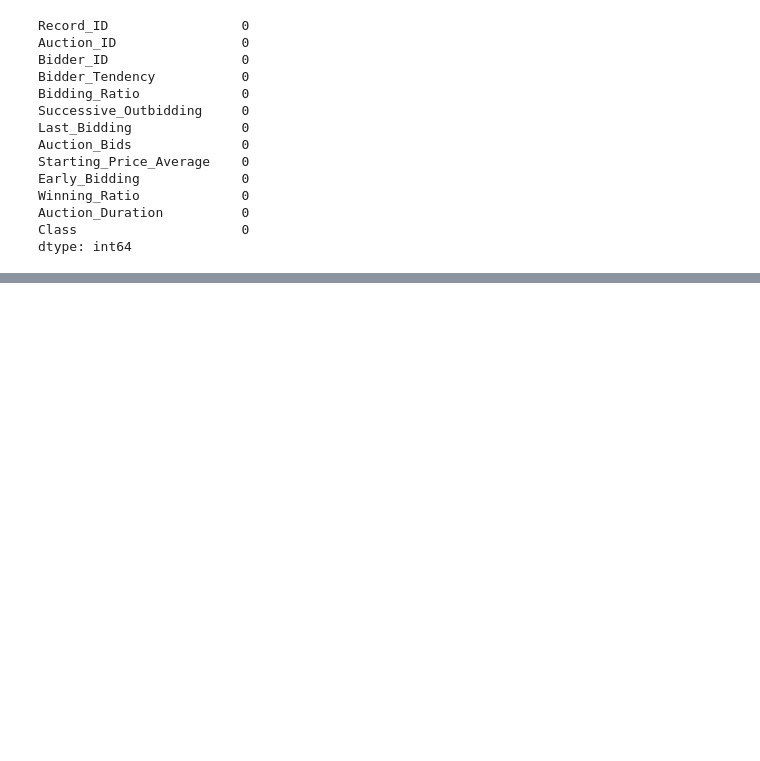
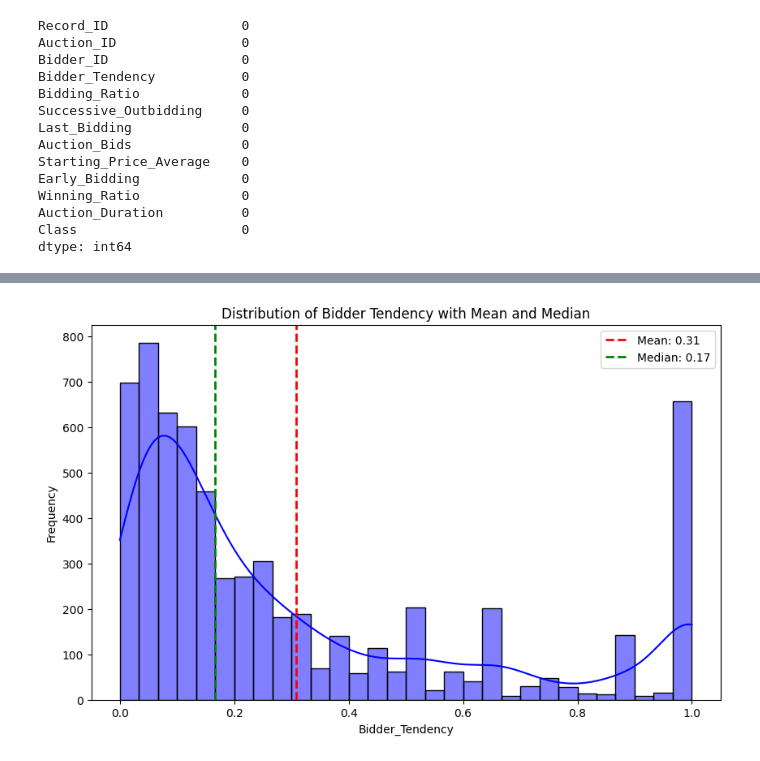
Before and after one commit to xiu-shi/DA_L7, a Jupyter notebook: L7_term3/L7_term3_ML_CA1.ipynb, the cells around one changed output, grey strips where cells are left out. Saved outputs shown, nothing was run; the diff lists cells and outputs as text; code cells hidden in the pictures; blank space fills up the shorter version.

```diff
--- a/L7_term3/L7_term3_ML_CA1.ipynb
+++ b/L7_term3/L7_term3_ML_CA1.ipynb
@@ -61,0 +76,23 @@ stat_summary
+# %%
+# create a function to cap outliers using the IQR method
+def cap_outliers(df, column):
+    Q1 = df[column].quantile(0.25)
+    Q3 = df[column].quantile(0.75)
+    IQR = Q3 - Q1
+    lower_bound = Q1 - 1.5 * IQR
+    upper_bound = Q3 + 1.5 * IQR
+    df[column] = df[column].apply(lambda x: upper_bound if x > upper_bound else (lower_bound if x < lower_bound else x))
+    return df
+
+# apply the function to all numerical columns
+for column in numerical_columns:
+    shill_bidding_data = cap_outliers(shill_bidding_data, column)
+
+### and then normalize numerical data fbetween 0 and 1 or better comparison.
+# normalize numerical columns
+normalized_data = shill_bidding_data.copy()
+for column in numerical_columns:
+    normalized_data[column] = (shill_bidding_data[column] - shill_bidding_data[column].min()) / (shill_bidding_data[column].max() - shill_bidding_data[column].min())
+
+# display the normalized data to verify
+normalized_data.head()
@@ -61,0 +106,20 @@ stat_summary
+# %%
+### create function to plot histogram with mean and median lines. by adding mean and median lines helps to quickly identify central tendency, skewness and variablity.
+def plot_histogram_with_mean_median(df, column, title):
+    plt.figure(figsize=(10, 6))
+    sns.histplot(df[column], bins=30, kde=True, color='blue')
+    mean_value = df[column].mean()
+    median_value = df[column].median()
+    plt.axvline(mean_value, color='red', linestyle='dashed', linewidth=2, label=f'Mean: {mean_value:.2f}')
+    plt.axvline(median_value, color='green', linestyle='dashed', linewidth=2, label=f'Median: {median_value:.2f}')
+    plt.title(title)
+    plt.xlabel(column)
+    plt.ylabel('Frequency')
+    plt.legend()
+    plt.show()
+# %%
+### plotting for Bidder Tendency
+plot_histogram_with_mean_median(normalized_data, 'Bidder_Tendency', 'Distribution of Bidder Tendency with Mean and Median')
+##
+# %% [output]
+[figure, added]
```
Also changed, not shown: parts of 6 cells of this notebook.
